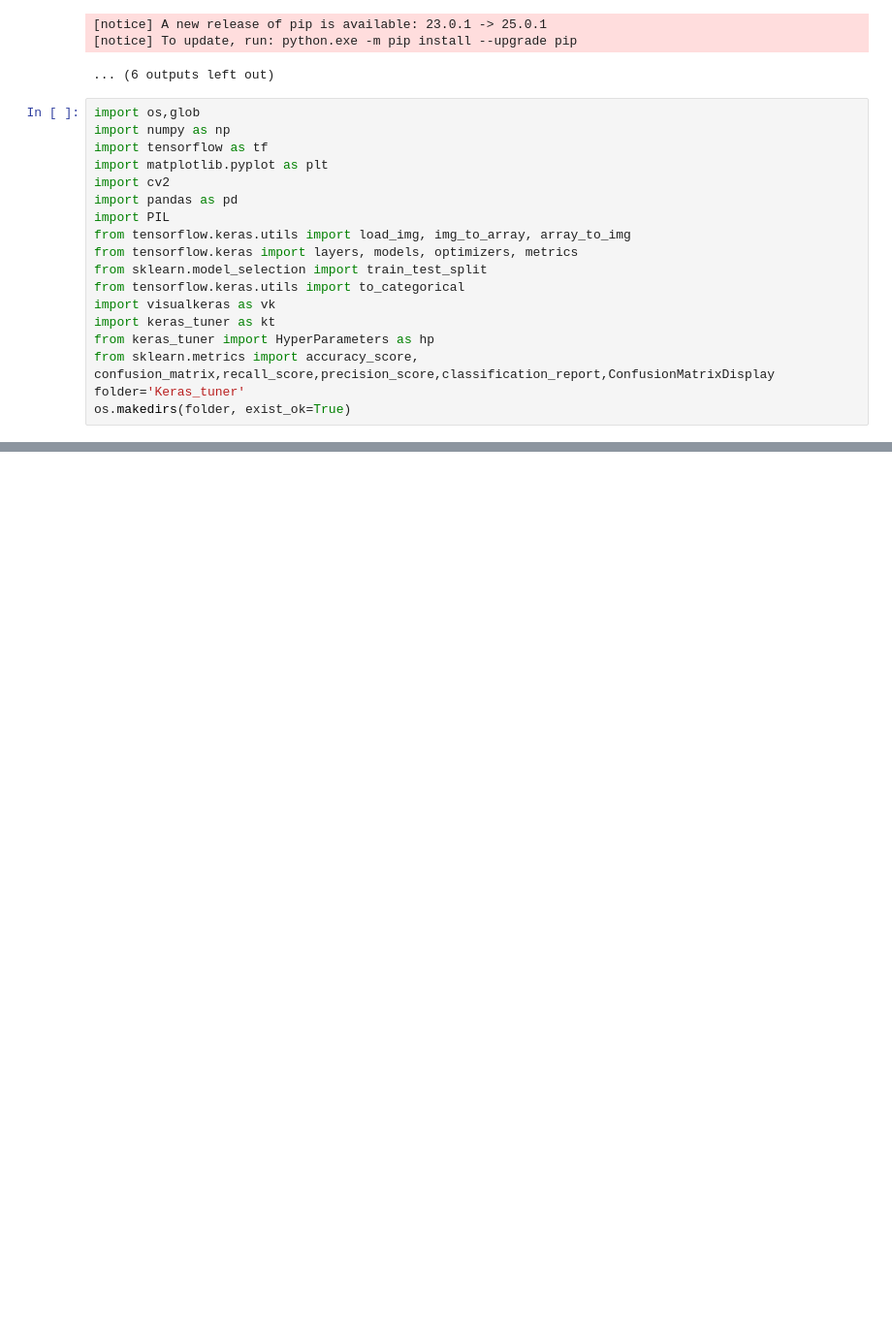
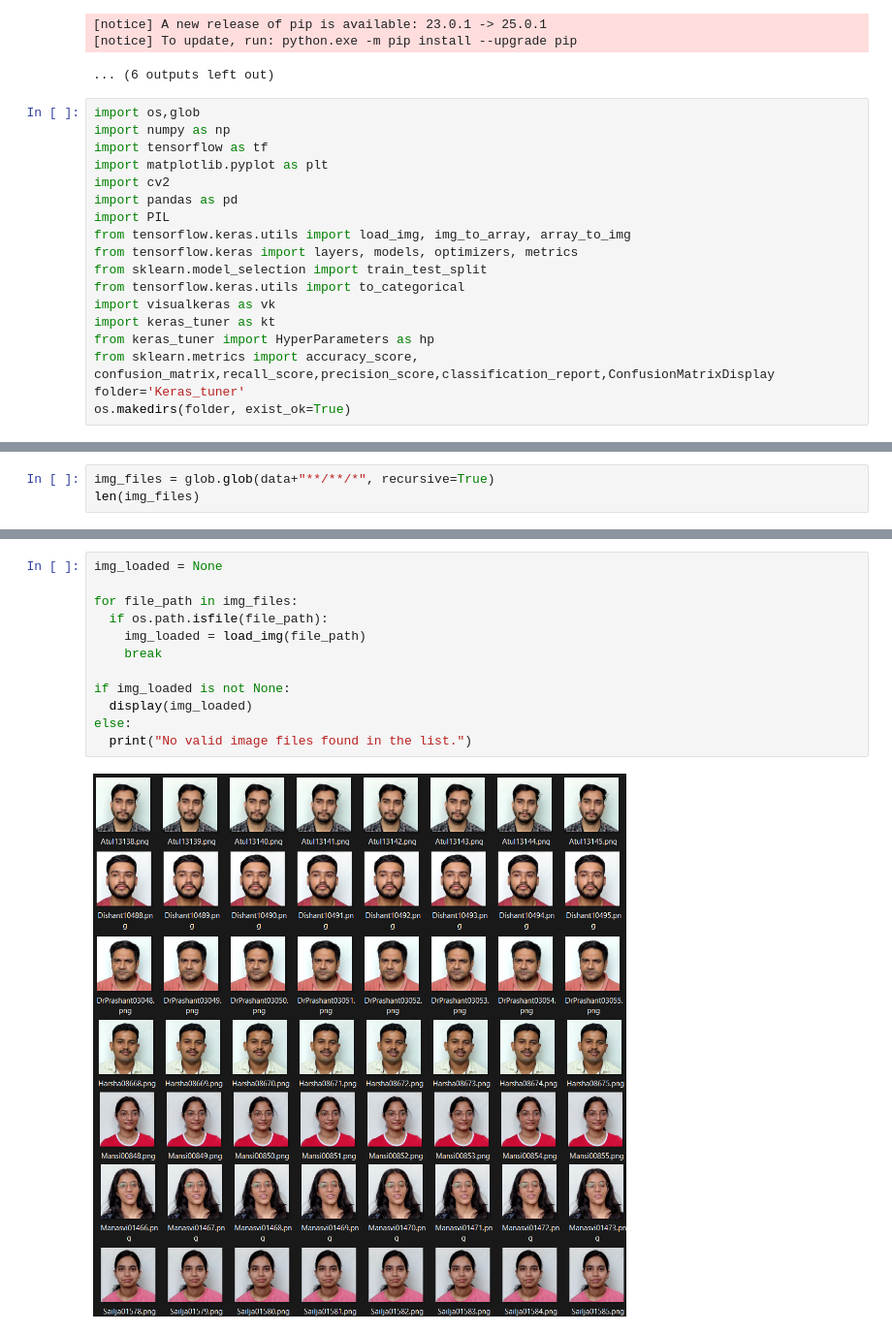
Before and after one commit to sandeep350/Truth_Lie_Final_Project, a Jupyter notebook: main.ipynb, the cells around one changed output, grey strips where cells are left out. Shown at 97% size. Drawn from its saved outputs; the diff is of its cells as text; blank space fills up the shorter version.

```diff
--- a/main.ipynb
+++ b/main.ipynb
@@ -173,0 +410,3 @@ os.makedirs(folder, exist_ok=True)
+# %%
+img_files = glob.glob(data+"**/**/*", recursive=True)
+len(img_files)
@@ -173,0 +507,14 @@ os.makedirs(folder, exist_ok=True)
+# %%
+img_loaded = None
+
+for file_path in img_files:
+  if os.path.isfile(file_path):
+    img_loaded = load_img(file_path)
+    break
+
+if img_loaded is not None:
+  display(img_loaded)
+else:
+  print("No valid image files found in the list.")
+# %% [output]
+[figure, added]
```
Also changed, not shown: parts of 30 cells of this notebook, 1 other file.
